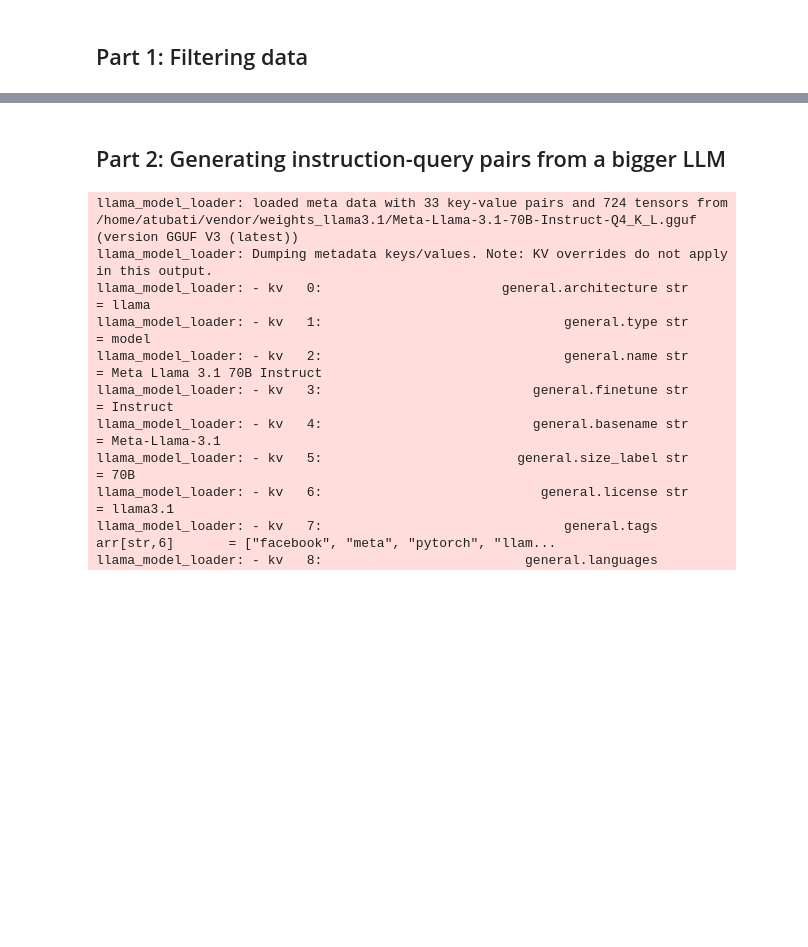
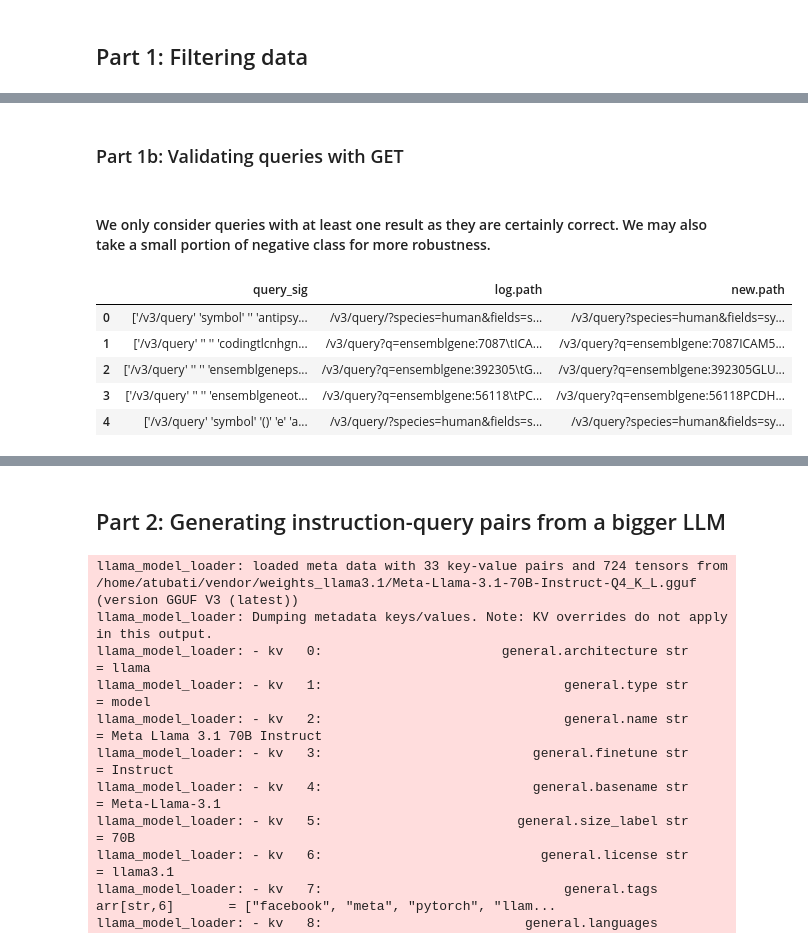
Before and after one commit to NeuralFlux/query-assistant, a Jupyter notebook: datagen.ipynb, the cells around one changed output, grey strips where cells are left out. Saved outputs shown, nothing was run; the diff lists cells and outputs as text; code cells hidden in the pictures; blank space fills up the shorter version.

Commit message:
feat: describe fields and validate queries with num responses

```diff
--- a/datagen.ipynb
+++ b/datagen.ipynb
@@ -90,3 +92,22 @@ np.set_printoptions(threshold=np.inf)
 np.set_printoptions(linewidth=np.inf)
 
 filtered.to_pandas().to_csv("one_year_unique_sig.csv", index=False)
+# %% [markdown]
+### Part 1b: Validating queries with GET
+# %% [markdown]
+#### We only consider queries with at least one result as they are certainly correct. We may also take a small portion of negative class for more robustness.
+# %%
+import httpx
+import pandas as pd
+from tqdm import tqdm
+import json
+
+df = pd.read_csv("data/one_year_unique_sig.csv")
+df.head()
+# %% [output]
+|  | query_sig | log.path | new.path |
+| 0 | ['/v3/query' 'symbol' '' 'antipsy... | /v3/query/?species=human&fields=s... | /v3/query?species=human&fields=sy... |
+| 1 | ['/v3/query' '' '' 'codingtlcnhgn... | /v3/query?q=ensemblgene:7087\tICA... | /v3/query?q=ensemblgene:7087ICAM5... |
+| 2 | ['/v3/query' '' '' 'ensemblgeneps... | /v3/query?q=ensemblgene:392305\tG... | /v3/query?q=ensemblgene:392305GLU... |
+| 3 | ['/v3/query' '' '' 'ensemblgeneot... | /v3/query?q=ensemblgene:56118\tPC... | /v3/query?q=ensemblgene:56118PCDH... |
+| 4 | ['/v3/query' 'symbol' '()' 'e' 'a... | /v3/query/?species=human&fields=s... | /v3/query?species=human&fields=sy... |
```
Also changed, not shown: parts of 10 cells of this notebook, 1 other file.
